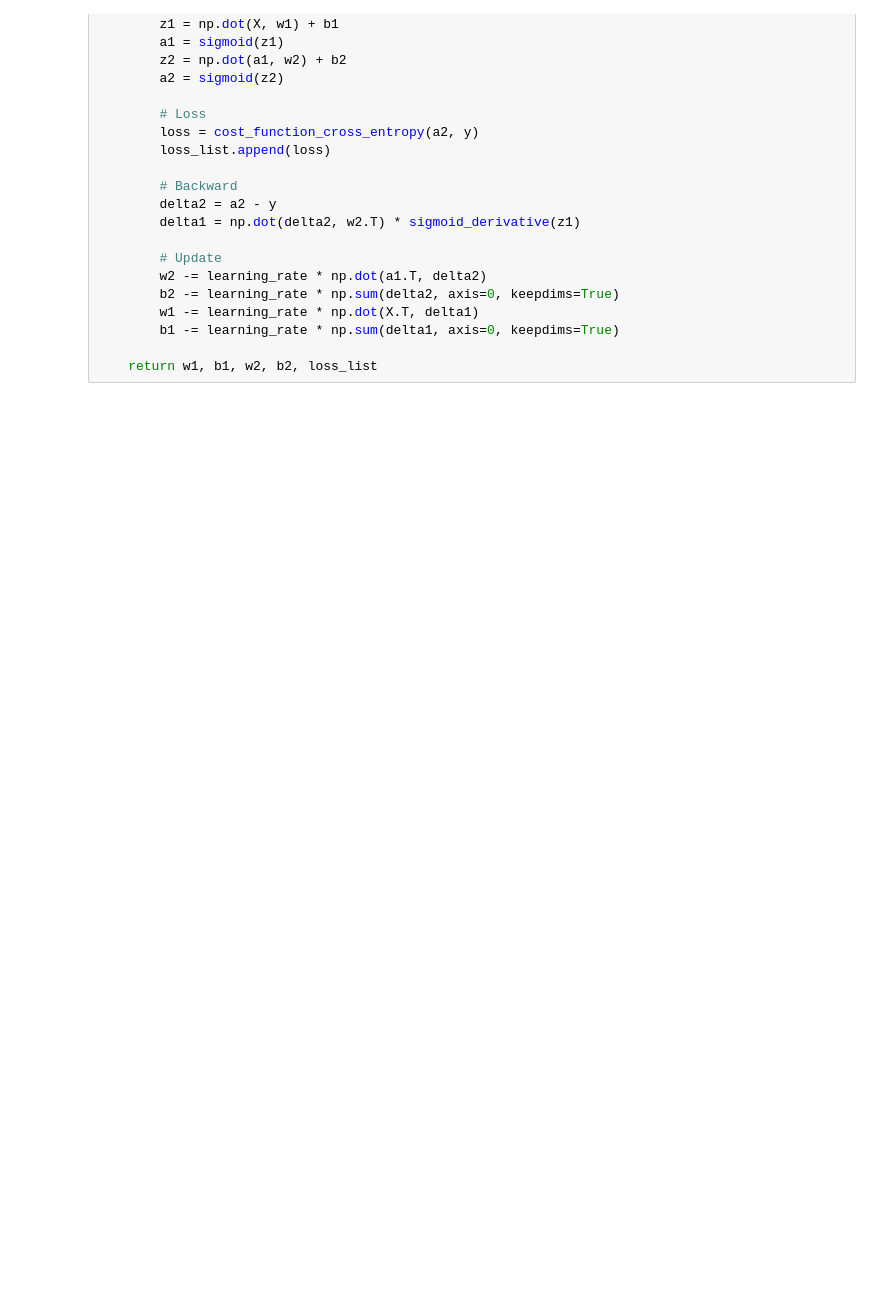
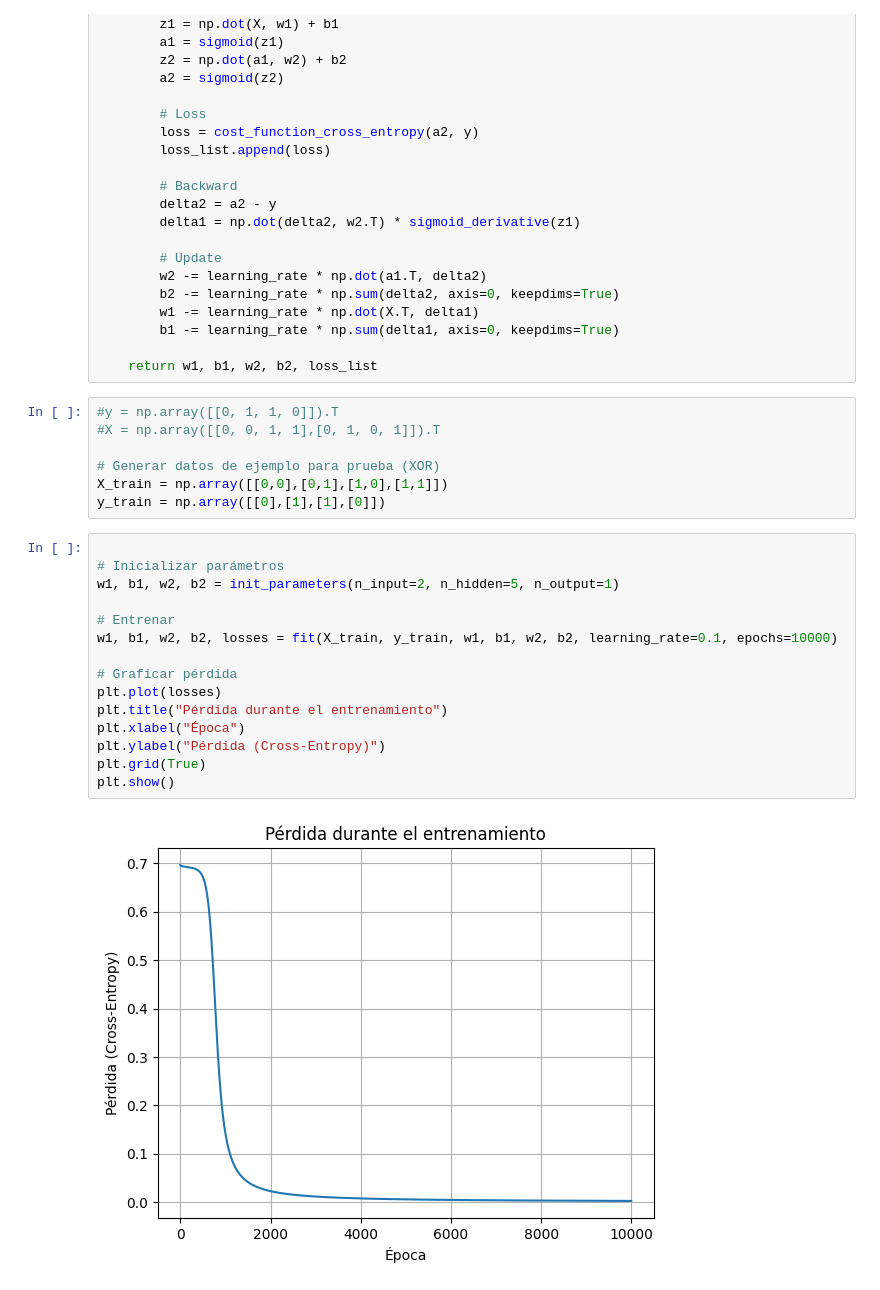
Before and after one commit to BrandonReyes0609/lab2-deeplearning, a Jupyter notebook: MODIFICADO-multi-layer-perceptron.ipynb, the cells around one changed output. Saved outputs shown, nothing was run; the diff lists cells and outputs as text; blank space fills up the shorter version.

```diff
--- a/MODIFICADO-multi-layer-perceptron.ipynb
+++ b/MODIFICADO-multi-layer-perceptron.ipynb
@@ -101,3 +101,27 @@ def fit(X, y, w1, b1, w2, b2, learning_rate=0.01, epochs=1000):
         b1 -= learning_rate * np.sum(delta1, axis=0, keepdims=True)
 
     return w1, b1, w2, b2, loss_list
+# %%
+#y = np.array([[0, 1, 1, 0]]).T
+#X = np.array([[0, 0, 1, 1],[0, 1, 0, 1]]).T
+
+# Generar datos de ejemplo para prueba (XOR)
+X_train = np.array([[0,0],[0,1],[1,0],[1,1]])
+y_train = np.array([[0],[1],[1],[0]])
+# %%
+
+# Inicializar parámetros
+w1, b1, w2, b2 = init_parameters(n_input=2, n_hidden=5, n_output=1)
+
+# Entrenar
+w1, b1, w2, b2, losses = fit(X_train, y_train, w1, b1, w2, b2, learning_rate=0.1, epochs=10000)
+
+# Graficar pérdida
+plt.plot(losses)
+plt.title("Pérdida durante el entrenamiento")
+plt.xlabel("Época")
+plt.ylabel("Pérdida (Cross-Entropy)")
+plt.grid(True)
+plt.show()
+# %% [output]
+[figure, added]
```
Also changed, not shown: parts of 6 cells of this notebook.
